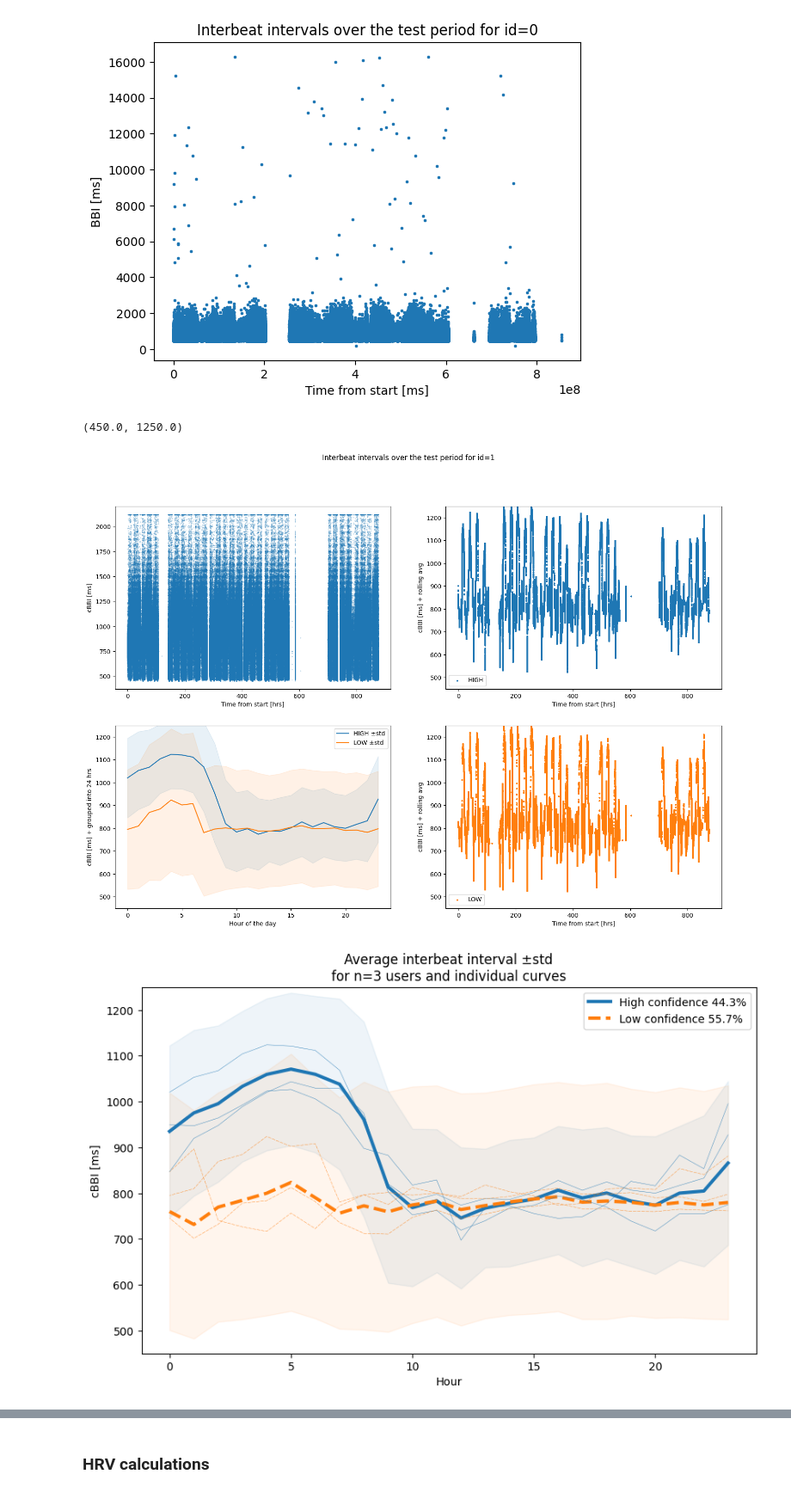
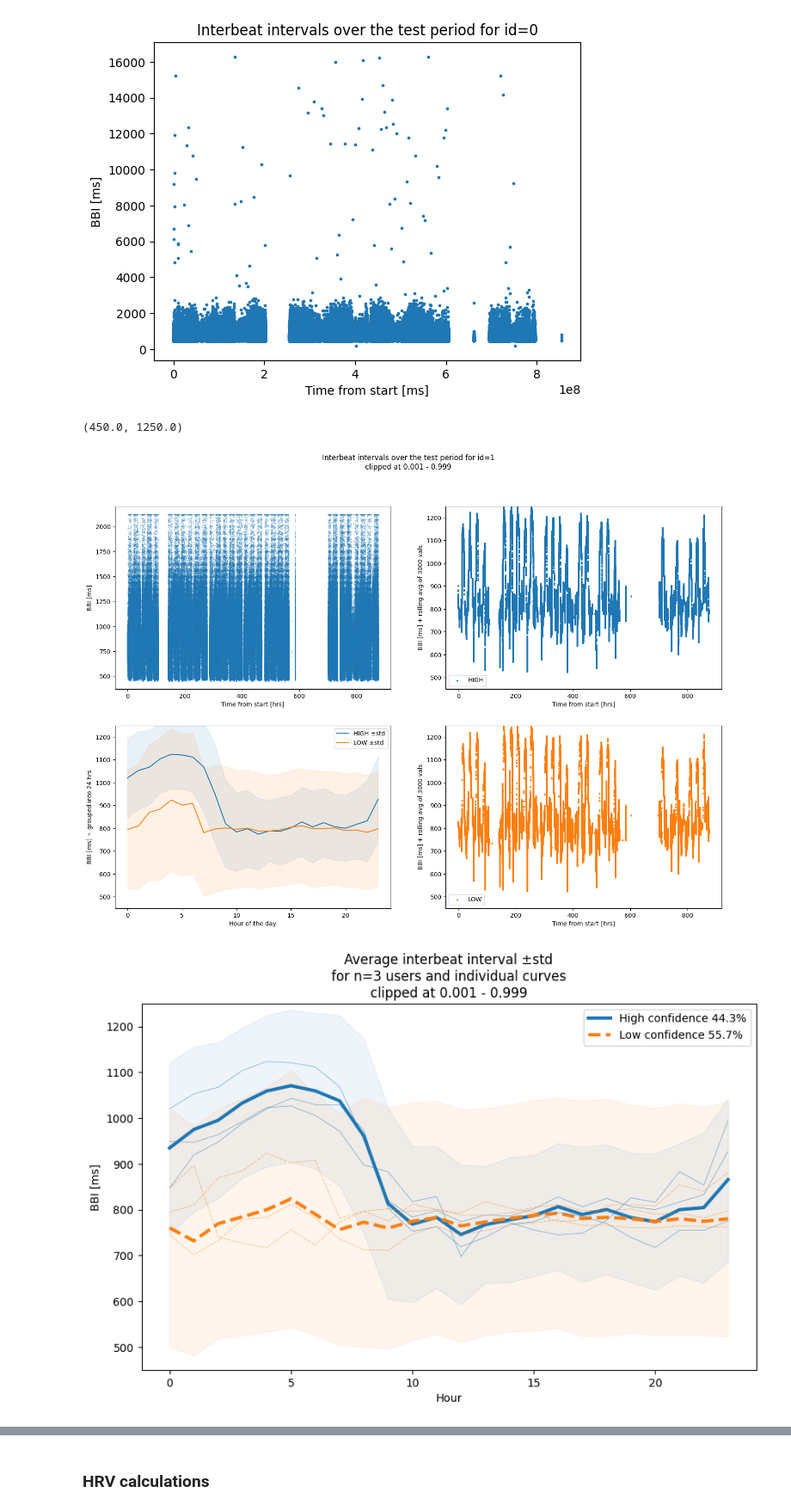
Before and after one commit to mol2people/tiktok_hrv, a Jupyter notebook: eda_hrv.ipynb, the cells around one changed output, grey strips where cells are left out. Shown at 86% size. Saved outputs shown, nothing was run; the diff lists cells and outputs as text; code cells hidden in the pictures.

```diff
--- a/eda_hrv.ipynb
+++ b/eda_hrv.ipynb
@@ -304,21 +309,21 @@ Text(0, 0.5, 'BBI [ms]')
 # %%
 # winsorize, moving average, and groupby time of day for a single user
 user=1
-upper_clip=0.999 # very modest
+q=0.999 # very modest
 w=3_000 # do rolling average over w window
 
 fig,ax=plt.subplots(nrows=2, ncols=2, figsize=(18,12))
-fig.suptitle(f'Interbeat intervals over the test period for id={user}')
+fig.suptitle(f'Interbeat intervals over the test period for id={user}\nclipped at {round(1-q, 4)} - {q}')
 temp=df.loc[df['User Id']==user,:]
 
 # Plot 1. clipped, no other processing
 x=pd.to_timedelta(temp['timeLocal_ms']-temp['timeLocal_ms'].min(), unit='ms').dt.total_seconds() /3600 # let's change x to better unit, eg hours?
-q_h=temp['BBI (ms)'].quantile(upper_clip)
-q_l=temp['BBI (ms)'].quantile(1-upper_clip)
+q_h=temp['BBI (ms)'].quantile(q)
+q_l=temp['BBI (ms)'].quantile(1-q)
 y=temp['BBI (ms)'].clip(upper=q_h, lower=q_l)
 ax[0,0].scatter(x=x, y=y, s=.05)
 ax[0,0].set_xlabel('Time from start [hrs]')
-ax[0,0].set_ylabel('cBBI [ms]')
+ax[0,0].set_ylabel('BBI [ms]')
 
 # Plots 2&4. clipped + moving average
 y=y.rolling(window=w, min_periods=1).mean()
@@ -333,7 +338,7 @@ for status in ['HIGH_CONFIDENCE', 'LOW_CONFIDENCE']:
     a.scatter(x=x[mask], y=y[mask], label=status.split('_')[0], marker='+', s=5, c=c)
     a.legend()
     a.set_xlabel('Time from start [hrs]')
-    a.set_ylabel('cBBI [ms] + rolling avg')
+    a.set_ylabel(f'BBI [ms] + rolling avg of {w} vals')
     a.set_ylim((450,1250))
 
 
@@ -352,52 +357,52 @@ for status in y.columns:
     ax[1,0].plot(y.index, y[status], label=status.split('_')[0]+' ±std')
     ax[1,0].fill_between(y.index, y[status]-y_int[status], y[status]+y_int[status], color=c, alpha=0.1)
 ax[1,0].legend()
-ax[1,0].set_ylabel('cBBI [ms] + grouped into 24 hrs')
+ax[1,0].set_ylabel('BBI [ms] + grouped into 24 hrs')
 ax[1,0].set_xlabel('Hour of the day')
 ax[1,0].set_ylim((450,1250))
 # %% [output]
 (450.0, 1250.0)
-[figure, old version]
+[figure, new version]
 # %%
 # lets do all users
-upper_clip=0.999
+q=0.999
 fig,ax=plt.subplots(nrows=1, ncols=1, figsize=(10,6))
 hr=pd.to_datetime(df['timeLocal_ms'], unit='ms').dt.hour
-counts=round((100*df.groupby('Status').size()/len(df)), 1).to_dict()
+counts=round((100*df.groupby('Status').size()/len(df)), 1).to_dict() #in percent
 
 y=df.groupby([hr, 'Status'])['BBI (ms)']\
-    .agg(lambda s: np.mean(s.clip(upper=q_h, lower=q_l))).unstack('Status')
+    .agg(lambda s: np.mean(s.clip(upper=s.quantile(q), lower=s.quantile(1-q)))).unstack('Status')
 y_int=df.groupby([hr, 'Status'])['BBI (ms)']\
-    .agg(lambda s: np.std(s.clip(upper=q_h, lower=q_l))).unstack('Status')
+    .agg(lambda s: np.std(s.clip(upper=s.quantile(q), lower=s.quantile(1-q)))).unstack('Status')
 
 ax.plot(y.index, y['HIGH_CONFIDENCE'], linewidth=3, linestyle='solid', c='tab:blue', label=f'High confidence {counts.get('HIGH_CONFIDENCE')}%')
 ax.plot(y.index, y['LOW_CONFIDENCE'], linewidth=3, linestyle='dashed', c='tab:orange', label=f'Low confidence {counts.get('LOW_CONFIDENCE')}%')
 ax.fill_between(y.index, y['HIGH_CONFIDENCE']-y_int['HIGH_CONFIDENCE'], y['HIGH_CONFIDENCE']+y_int['HIGH_CONFIDENCE'], color='tab:blue', alpha=0.075)
 ax.fill_between(y.index, y['LOW_CONFIDENCE']-y_int['LOW_CONFIDENCE'], y['LOW_CONFIDENCE']+y_int['LOW_CONFIDENCE'], color='tab:orange', alpha=0.075)
 
 # plot individual user lines
 for user in df['User Id'].drop_duplicates():
     temp=df.loc[df['User Id']==user, :]
-    q_h=temp['BBI (ms)'].quantile(upper_clip)
-    q_l=temp['BBI (ms)'].quantile(1-upper_clip)
+    q_h=temp['BBI (ms)'].quantile(q)
+    q_l=temp['BBI (ms)'].quantile(1-q)
 
     y=temp.groupby([hr[temp.index], 'Status'])['BBI (ms)']\
         .agg(lambda s: np.mean(s.clip(upper=q_h, lower=q_l))).unstack('Status')
     for status in y.columns:
         if status=='HIGH_CONFIDENCE':
             linestyle='solid'
             c='tab:blue'
         else:
             linestyle=(5, (10, 3))
             c='tab:orange'
         ax.plot(y.index, y[status], linewidth=0.3, linestyle=linestyle, c=c)
 
 
 ax.legend()
-ax.set_ylabel('cBBI [ms]')
+ax.set_ylabel('BBI [ms]')
 ax.set_xlabel('Hour')
 ax.set_ylim((450,1250))
-ax.set_title(f'Average interbeat interval ±std\nfor n={df['User Id'].nunique()} users and individual curves')
+ax.set_title(f'Average interbeat interval ±std\nfor n={df['User Id'].nunique()} users and individual curves\nclipped at {round(1-q, 4)} - {q}')
 plt.savefig('low_vs_high 27.02.2026-15.04.2026 data.png')
 # %% [output]
-[figure, old version]
+[figure, new version]
```
Also changed, not shown: parts of 17 cells of this notebook, 2 other files.
